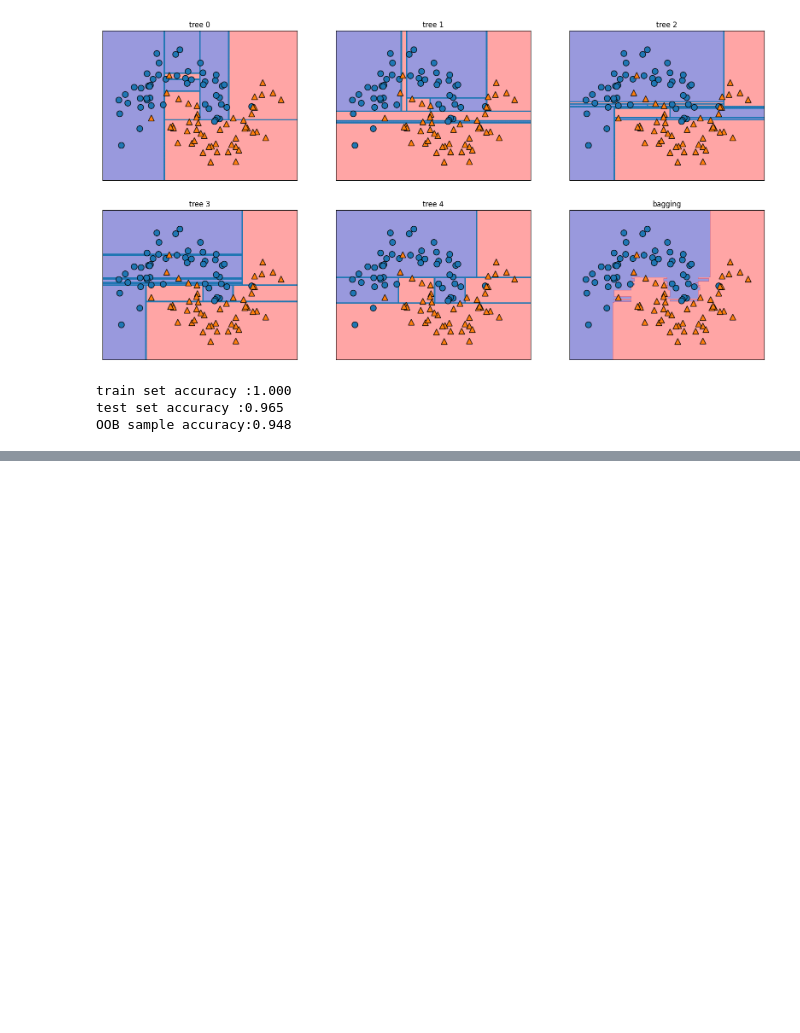
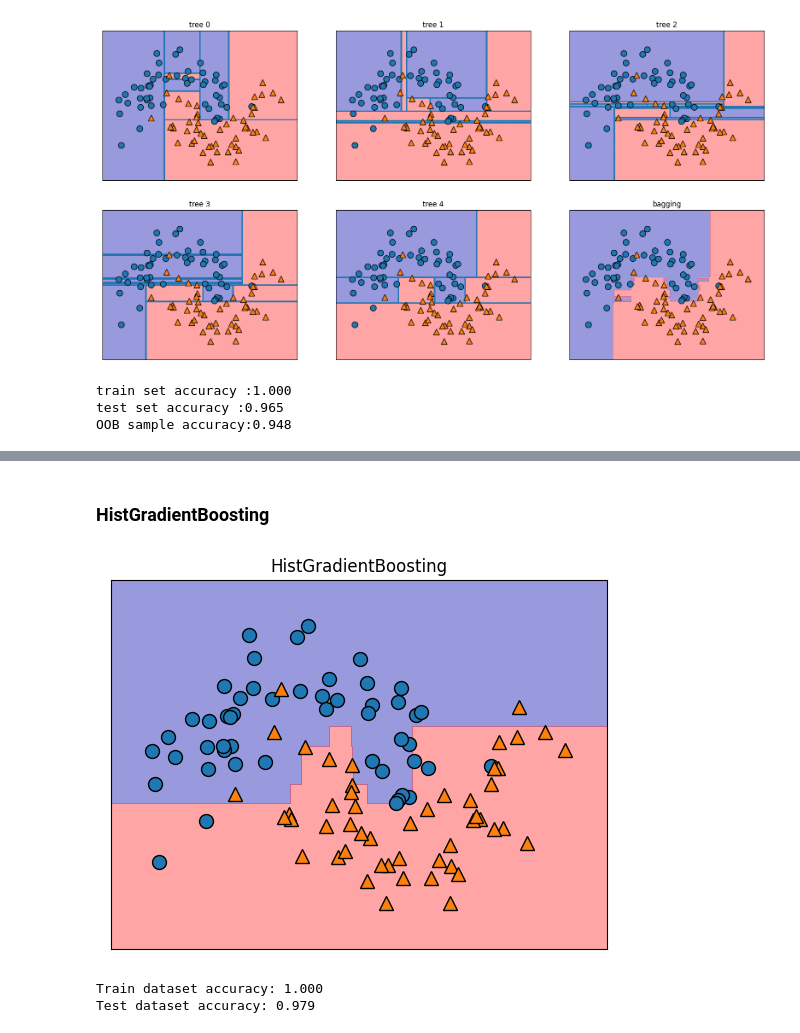
Before and after one commit to minglet/ML_study, a Jupyter notebook: ml_with_python/ensemble.ipynb, the cells around one changed output, grey strips where cells are left out. Saved outputs shown, nothing was run; the diff lists cells and outputs as text; code cells hidden in the pictures; blank space fills up the shorter version.

```diff
--- a/ml_with_python/ensemble.ipynb
+++ b/ml_with_python/ensemble.ipynb
@@ -276,0 +402,24 @@ OOB sample accuracy:0.948
+# %% [markdown]
+### HistGradientBoosting
+# %%
+from sklearn.ensemble import HistGradientBoostingClassifier
+
+hgb = HistGradientBoostingClassifier(random_state=42)
+hgb.fit(Xm_train, ym_train)
+
+mglearn.plots.plot_2d_separator(hgb, Xm, fill=True, alpha=.4)
+plt.title('HistGradientBoosting')
+mglearn.discrete_scatter(Xm[:,0], Xm[:, 1], ym)
+plt.show()
+# %% [output]
+[figure, added]
+# %%
+# cancer dataset 사용
+hgb = HistGradientBoostingClassifier(random_state=42)
+hgb.fit(Xc_train, yc_train)
+
+print("Train dataset accuracy: {0:.3f}".format(hgb.score(Xc_train, yc_train)))
+print("Test dataset accuracy: {0:.3f}".format(hgb.score(Xc_test, yc_test)))
+# %% [output]
+Train dataset accuracy: 1.000
+Test dataset accuracy: 0.979
```
Also changed, not shown: parts of 12 cells of this notebook.
